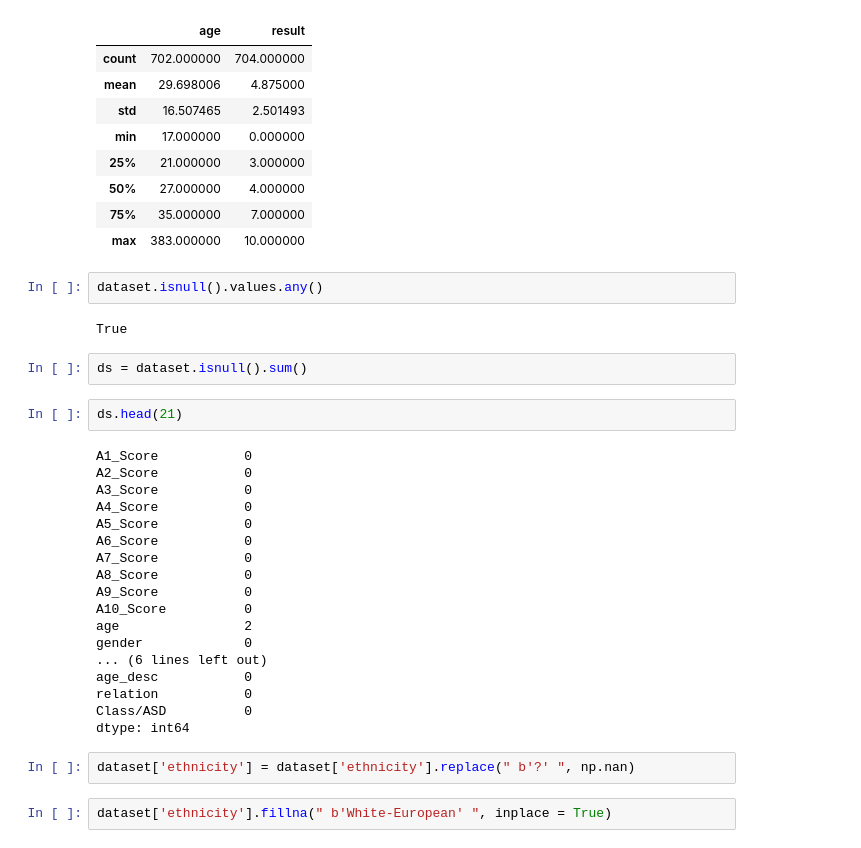
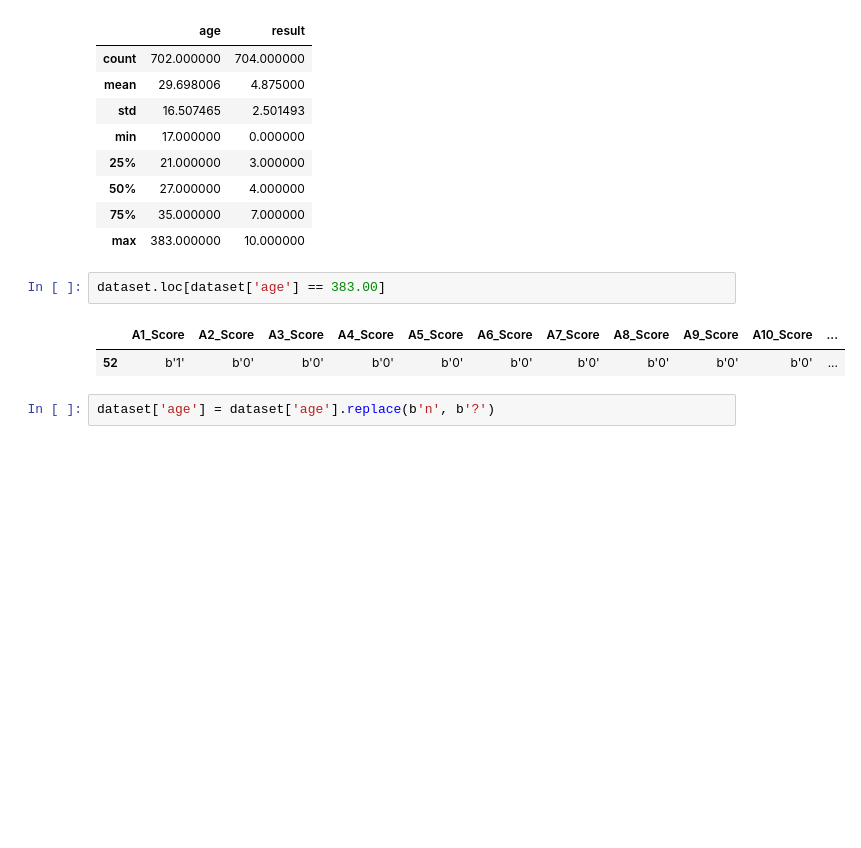
Before and after one commit to nathNath/provadeia, a Jupyter notebook: questaoum/questaoum.ipynb, the cells around one changed output. Cells and saved outputs as stored; diff of their text form; blank space fills up the shorter version.

```diff
--- a/questaoum/questaoum.ipynb
+++ b/questaoum/questaoum.ipynb
@@ -39,33 +122,10 @@ dataset.describe()
 | 50% | 27.000000 | 4.000000 |
 | 75% | 35.000000 | 7.000000 |
 | max | 383.000000 | 10.000000 |
-# %%
-dataset.isnull().values.any()
-# %% [output]
-True
-# %%
-ds = dataset.isnull().sum()
-# %%
-ds.head(21)
-# %% [output]
-A1_Score           0
-A2_Score           0
-A3_Score           0
-A4_Score           0
-A5_Score           0
-A6_Score           0
-A7_Score           0
-A8_Score           0
-A9_Score           0
-A10_Score          0
-age                2
-gender             0
-... (6 lines left out)
-age_desc           0
-relation           0
-Class/ASD          0
-dtype: int64
+# %%
+dataset.loc[dataset['age'] == 383.00]
+# %% [output]
+|  | A1_Score | A2_Score | A3_Score | A4_Score | A5_Score | A6_Score | A7_Score | A8_Score | A9_Score | A10_Score | ... |
+| 52 | b'1' | b'0' | b'0' | b'0' | b'0' | b'0' | b'0' | b'0' | b'0' | b'0' | ... |
 # %%
-dataset['ethnicity'] = dataset['ethnicity'].replace(" b'?' ", np.nan)
+dataset['age'] = dataset['age'].replace(b'n', b'?')
-# %%
-dataset['ethnicity'].fillna(" b'White-European' ", inplace = True)
```
Also changed, not shown: parts of 20 cells of this notebook.
